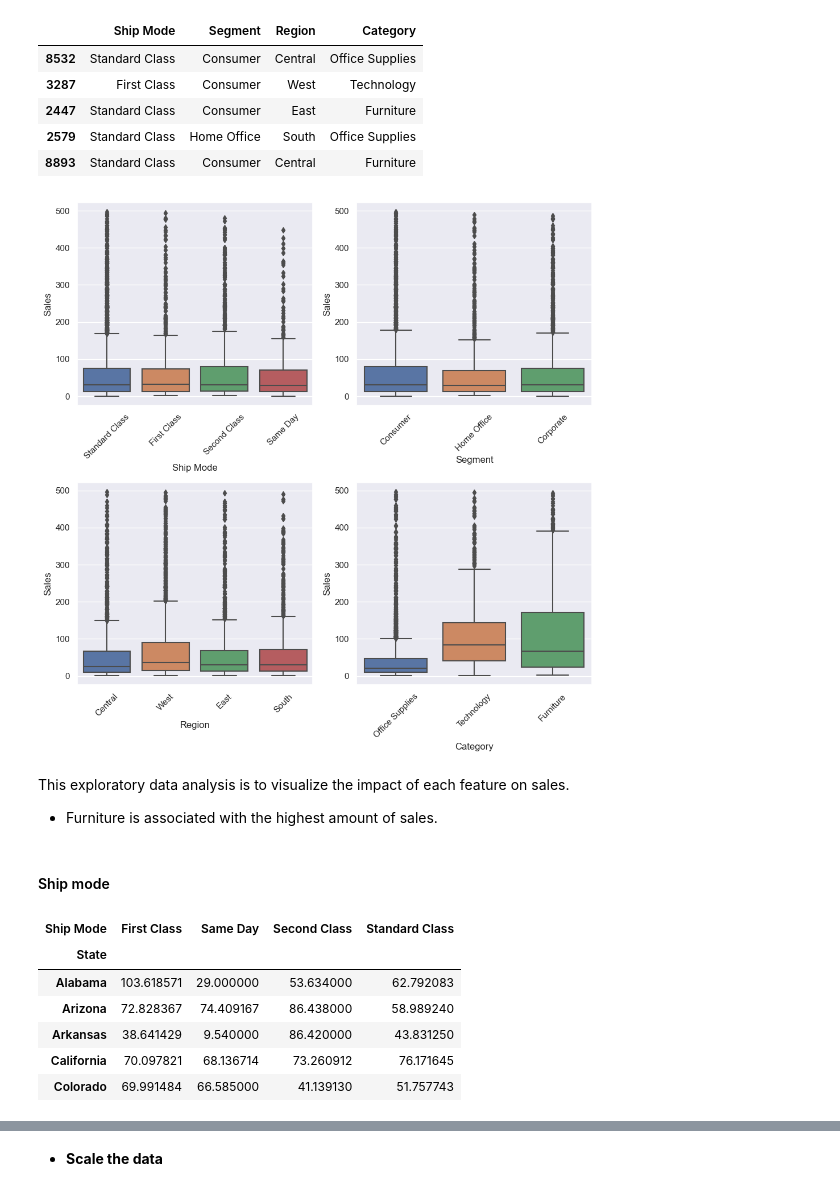
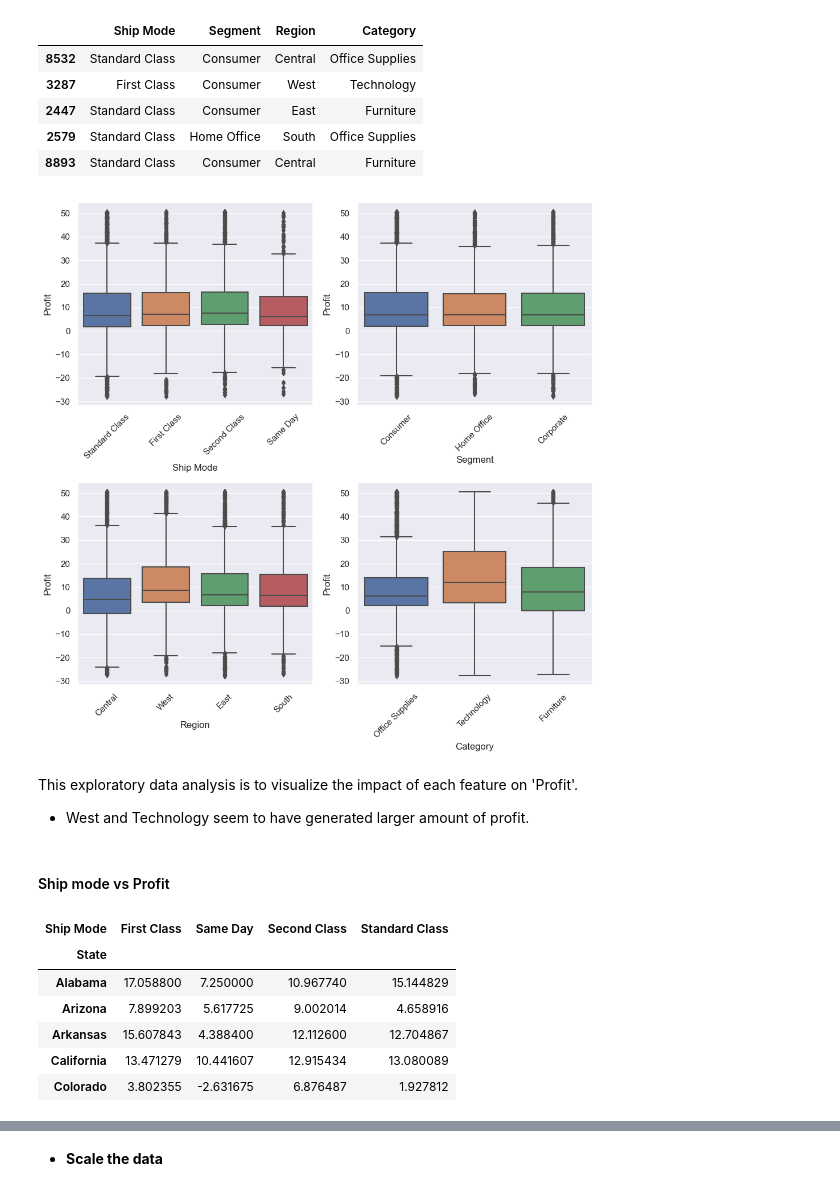
Before and after one commit to livia360/Captone_project2, a Jupyter notebook: Part1_data_wrangling_and_EDA.ipynb, the cells around one changed output, grey strips where cells are left out. Cells and saved outputs as stored; diff of their text form; code cells hidden in the pictures.

```diff
--- a/Part1_data_wrangling_and_EDA.ipynb
+++ b/Part1_data_wrangling_and_EDA.ipynb
@@ -220,7 +220,7 @@ df['Ship Date'] = pd.to_datetime(df['Ship Date'])
 # generate a new column about the time between order and shipping to gain more information on the date
 df['Waiting_Days'] = (df['Ship Date'] - df['Order Date']).dt.days
 # %%
-df['Order_Year'] = df['Order Date'].dt.year
+df['Sale_Year'] = df['Order Date'].dt.year
 # %%
 # drop columns
 df_clean = df.drop(columns=['Order Date', 'Ship Date'], axis=1)
@@ -318,8 +320,8 @@ for col in numerical_cols:
 [figure]
 # %%
 # aggregations to have a top-level view
-State_sales_mean = df_clean.set_index('Order_Year').groupby('State').mean()
-State_sales_mean.sort_values('Sales', ascending=False, inplace=True)
+State_sales_mean = df_clean.groupby(['State','Sale_Year']).mean()
+State_sales_mean.sort_index(inplace=True)
 
-State_sales_mean.head()
+State_sales_mean.tail(10)
 # %% [output]
@@ -855,38 +843,38 @@ df_cat.head()
 | 2579 | Standard Class | Home Office | South | Office Supplies |
 | 8893 | Standard Class | Consumer | Central | Furniture |
 # %%
-df_cat_sales = df_cut[['Ship Mode', 'Segment', 'Region', 'Category', 'Sales']]
+df_cat_sales = df_cut[['Ship Mode', 'Segment', 'Region', 'Category', 'Sales','Profit']]
 # %%
 # With the boxplot we can see the variation of the target 'SalePrice' in each of the categorical features
 fig, axes = plt.subplots(2, 2, figsize=(10, 10))
 
 # plot the variation of Sales in each feature
 for i, ax in enumerate(fig.axes):
 
     if i < len(df_cat.columns):
         ax.set_xticklabels(ax.xaxis.get_majorticklabels(), rotation=45)
-        sns.boxplot(x=df_cat.columns[i], y="Sales", data=df_cat_sales, ax=ax)
+        sns.boxplot(x=df_cat.columns[i], y="Profit", data=df_cat_sales, ax=ax)
 
 fig.tight_layout()
 plt.show();
 # %% [output]
-[figure, old version]
+[figure, new version]
 # %% [markdown]
-This exploratory data analysis is to visualize the impact of each feature on sales.
- - Furniture is associated with the highest amount of sales.
+This exploratory data analysis is to visualize the impact of each feature on 'Profit'.
+ - West and Technology seem to have generated larger amount of profit.
 # %% [markdown]
-#### Ship mode
+#### Ship mode vs Profit
 # %%
-pivot_shipmode = pd.pivot_table(data=df_cut, index=['State'], columns='Ship Mode', values ='Sales', fill_value=0)
+pivot_shipmode = pd.pivot_table(data=df_cut, index=['State'], columns='Ship Mode', values ='Profit', fill_value=0)
 pivot_shipmode.head()
 # %% [output]
 | Ship Mode | First Class | Same Day | Second Class | Standard Class |
 | State |  |  |  |  |
-| Alabama | 103.618571 | 29.000000 | 53.634000 | 62.792083 |
-| Arizona | 72.828367 | 74.409167 | 86.438000 | 58.989240 |
-| Arkansas | 38.641429 | 9.540000 | 86.420000 | 43.831250 |
-| California | 70.097821 | 68.136714 | 73.260912 | 76.171645 |
-| Colorado | 69.991484 | 66.585000 | 41.139130 | 51.757743 |
+| Alabama | 17.058800 | 7.250000 | 10.967740 | 15.144829 |
+| Arizona | 7.899203 | 5.617725 | 9.002014 | 4.658916 |
+| Arkansas | 15.607843 | 4.388400 | 12.112600 | 12.704867 |
+| California | 13.471279 | 10.441607 | 12.915434 | 13.080089 |
+| Colorado | 3.802355 | -2.631675 | 6.876487 | 1.927812 |
 # %%
 # fill in NaN values
 #cols = ['First Class', 'Same Day', 'Second Class', 'Standard Class']
```
Also changed, not shown: parts of 92 cells of this notebook, 2 other files.
